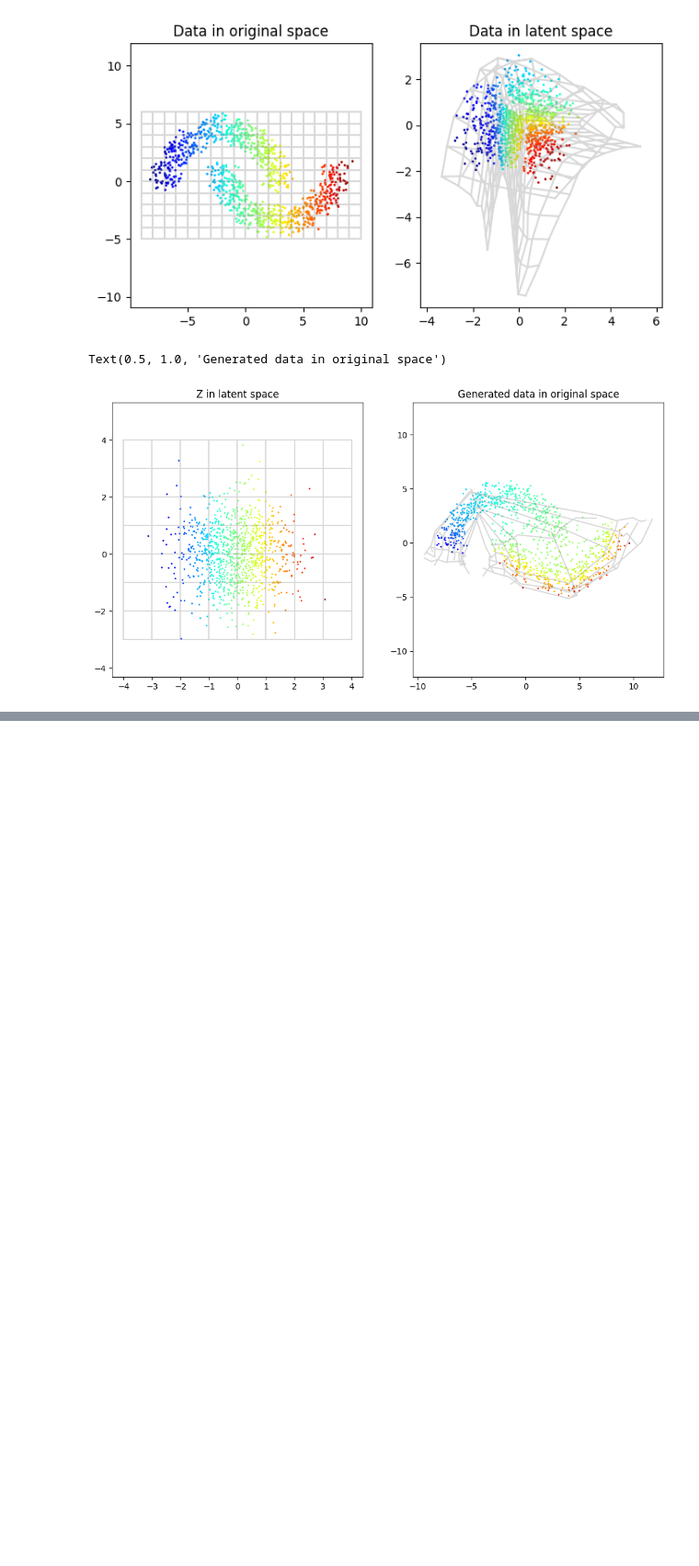
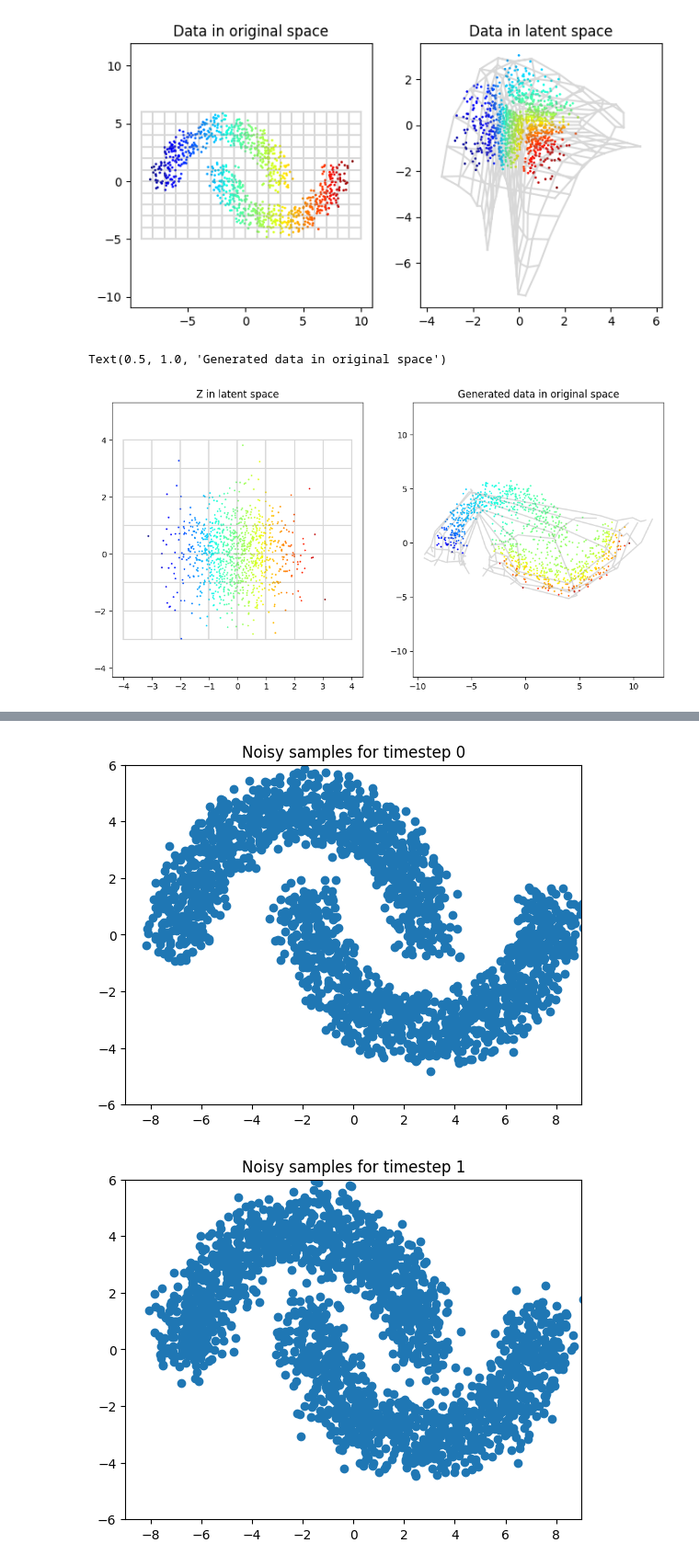
Before and after one commit to patryk-rybak/University, a Jupyter notebook: Neural Networks: Theory and Practice/Assignment5.ipynb, the cells around one changed output, grey strips where cells are left out. Shown at 92% size. Cells and saved outputs as stored; diff of their text form; code cells hidden in the pictures; blank space fills up the shorter version.

```diff
--- a/Neural Networks: Theory and Practice/Assignment5.ipynb
+++ b/Neural Networks: Theory and Practice/Assignment5.ipynb
@@ -515,0 +814,25 @@ Text(0.5, 1.0, 'Generated data in original space')
+# %%
+hid_dim = 128
+data_dim = 2
+n_timesteps = 10
+lr = 0.001
+
+denoiser = Denoiser(data_dim, hid_dim, n_timesteps)
+diffusion = Diffusion(denoiser, n_timesteps=n_timesteps, data_dim=data_dim).to(device)
+optimizer = optim.Adam(diffusion.parameters(), lr=lr)
+# %%
+timesteps = torch.arange(n_timesteps)
+x0 = next(iter(moons_dl))[0] #/ torch.tensor([8, 6]).to(device)
+# %%
+for t in timesteps[::1]:
+    t = torch.zeros(x0.shape[0]) + t
+    xt = diffusion.get_noisy_sample(x0, t.int())[1]
+    xt = xt.cpu()
+    plt.figure()
+    plt.xlim([-9, 9])
+    plt.ylim([-6, 6])
+    plt.scatter(xt[:, 0], xt[:, 1])
+    plt.title(f'Noisy samples for timestep {t[0].int()}')
+# %% [output]
+[figure, added]
+[figure, added]
```
Also changed, not shown: parts of 44 cells of this notebook, 1 other file.
